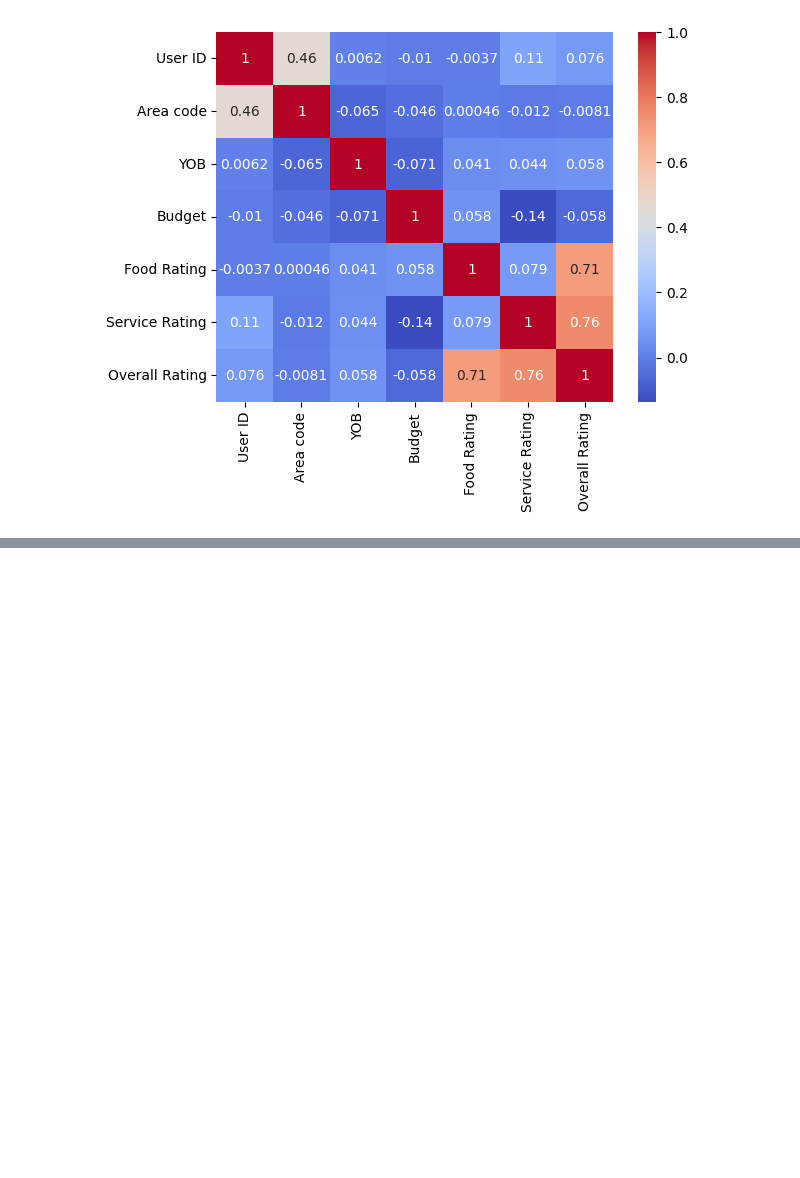
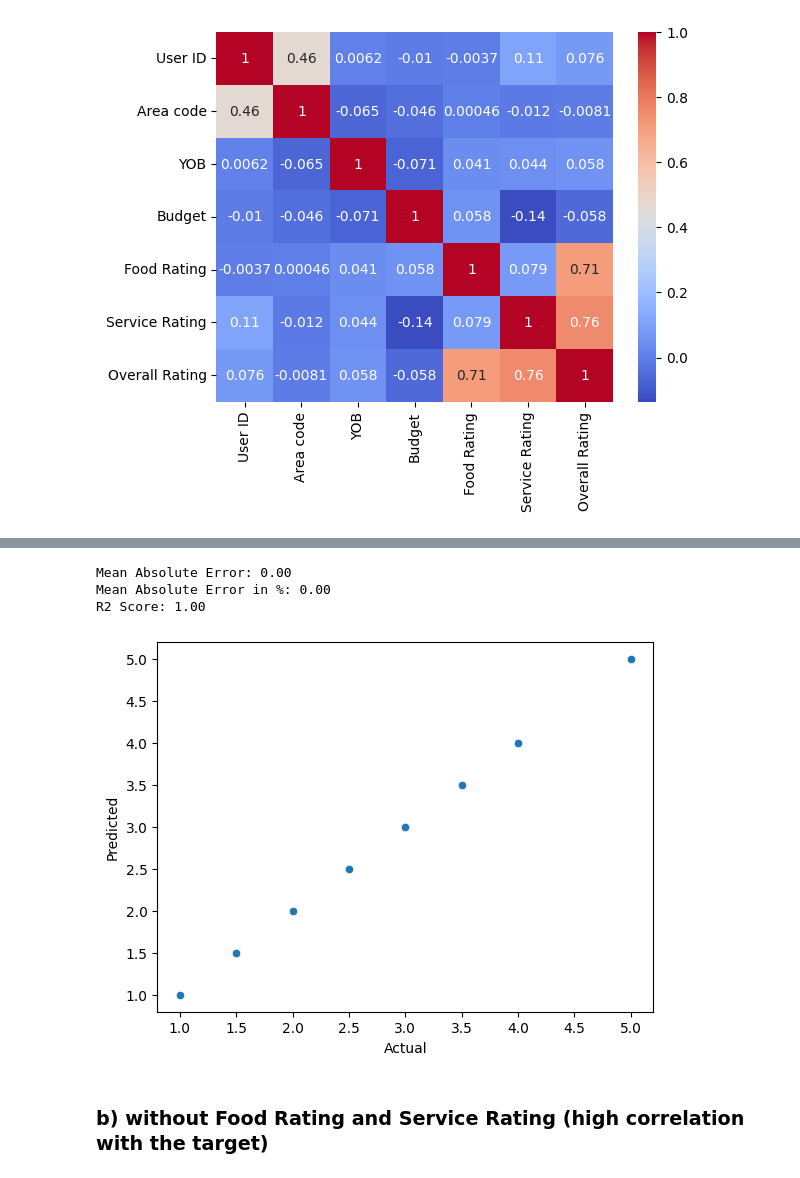
Before and after one commit to Michaela-Vosvrdova/projects, a Jupyter notebook: Restaurant_cuisine_ratings.ipynb, the cells around one changed output, grey strips where cells are left out. Cells and saved outputs as stored; diff of their text form; code cells hidden in the pictures; blank space fills up the shorter version.

Commit message:
worked on Restaurant Ratings notebook

```diff
--- a/EDA_restaurant_cusine_ratings.ipynb
+++ b/Restaurant_cuisine_ratings.ipynb
@@ -184,0 +205,18 @@ sns.heatmap(tc, annot=True, cmap="coolwarm")
+# %%
+from sklearn.compose import ColumnTransformer
+from sklearn.preprocessing import OneHotEncoder, StandardScaler
+
+prep = ColumnTransformer(transformers=[
+    ('num', StandardScaler(), num_features),
+    ('cat', OneHotEncoder(handle_unknown='ignore'), cat_features)
+])
+# %%
+from sklearn.linear_model import LinearRegression
+from sklearn.pipeline import Pipeline
+
+reg = LinearRegression()
+model = Pipeline(steps=[
+    ('preprocessor', prep),
+    ('regressor', reg)
+])
+model.fit(X_train, y_train)
@@ -184,0 +237,25 @@ sns.heatmap(tc, annot=True, cmap="coolwarm")
+# %%
+from sklearn.metrics import mean_absolute_error, r2_score
+
+y_pred = model.predict(X_test)
+
+mae = mean_absolute_error(y_test, y_pred)
+mae_pct = (mae / rating['Overall Rating'].mean()) * 100
+r2 = r2_score(y_test, y_pred)
+
+print(f'Mean Absolute Error: {mae:.2f}')
+print(f'Mean Absolute Error in %: {mae_pct:.2f}')
+print(f'R2 Score: {r2:.2f}')
+# %% [output]
+Mean Absolute Error: 0.00
+Mean Absolute Error in %: 0.00
+R2 Score: 1.00
+# %%
+sns.scatterplot(x=y_test, y=y_pred)
+plt.xlabel('Actual')
+plt.ylabel('Predicted')
+plt.show()
+# %% [output]
+[figure, added]
+# %% [markdown]
+### **b) without Food Rating and Service Rating (high correlation with the target)**
```
Also changed, not shown: parts of 63 cells of this notebook.
